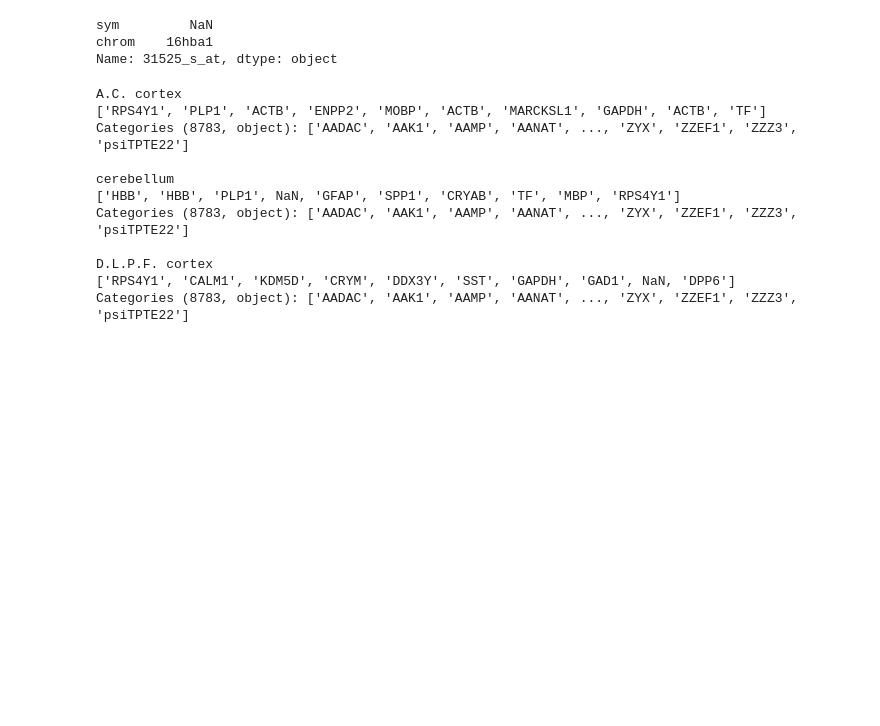
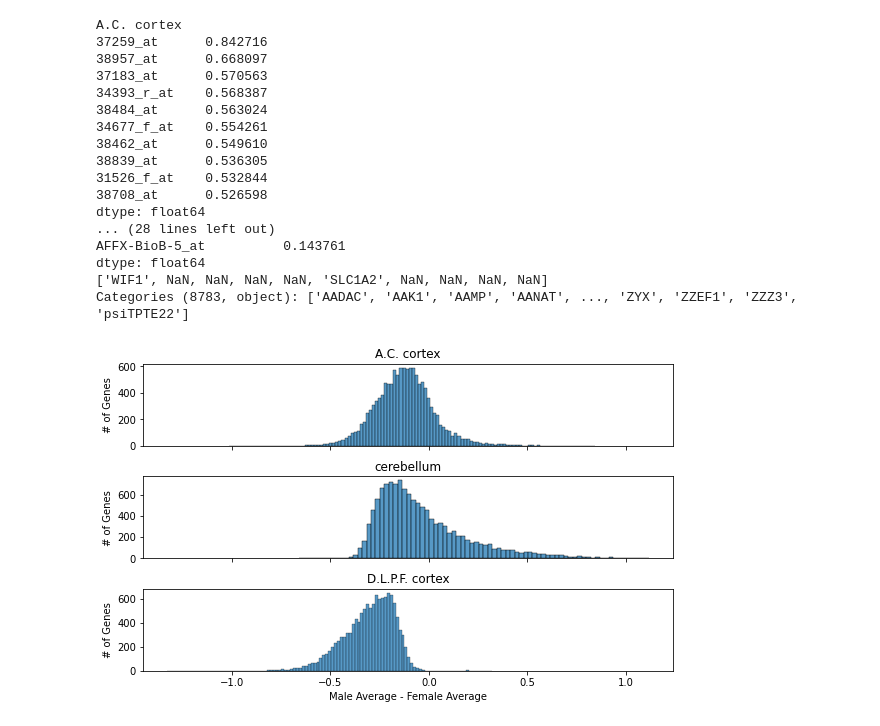
Before and after one commit to unique-subedi/604-gene-expression, a Jupyter notebook: Vinod_gene_expression_master.ipynb, the cells around one changed output. Drawn from its saved outputs; the diff is of its cells as text; code cells hidden in the pictures; blank space fills up the shorter version.

```diff
--- a/Vinod_gene_expression_master.ipynb
+++ b/Vinod_gene_expression_master.ipynb
@@ -79,37 +84,47 @@ D.L.P.F. cortex
-# %%
-genes.loc["31525_s_at"]
-# %% [output]
-sym         NaN
-chrom    16hba1
-Name: 31525_s_at, dtype: object
 # %%
+express_samp = pd.concat([expression, samples], axis=1)
+
 express_samp.head()
-express_samp_Ir = express_samp[express_samp.lab == "Irvine"]
+fig, axs = plt.subplots(3, 1, figsize=(8, 5), constrained_layout=True, sharex='all')
+express_samp_UM = express_samp[express_samp.lab == "Davis"]
 # print(express_samp_UM.head())
-for tissue in express_samp_Ir["region"].unique():
+c = 0
+for tissue in express_samp_UM["region"].unique():
   print(tissue)
-  df_male = express_samp_Ir[(express_samp_Ir.region == tissue) & (express_samp_Ir.sex == "male")]
-  df_female = express_samp_Ir[(express_samp_Ir.region == tissue) & (express_samp_Ir.sex == "female")]
+  df_male = express_samp_UM[(express_samp_UM.region == tissue) & (express_samp_UM.sex == "male")]
+  df_female = express_samp_UM[(express_samp_UM.region == tissue) & (express_samp_UM.sex == "female")]
 
-  male_mean = expression.loc[df_male.index].mean()
-  female_mean = expression.loc[df_female.index].mean()
+  male_mean = expression.loc[df_male.index].mean().drop(genes_Y_crom)
+  female_mean = expression.loc[df_female.index].mean().drop(genes_Y_crom)
 
-  diff = np.abs(male_mean - female_mean)
+  diff = male_mean - female_mean
+  sns.histplot(diff, ax = axs[c])
+  axs[c].set_title(tissue)
+  axs[c].set_xlabel("Male Average - Female Average")
+  axs[c].set_ylabel("# of Genes")
   diff = diff.sort_values(ascending=False)
   top_10 = diff.iloc[:10]
+  print(top_10)
   op_genes = genes.loc[top_10.keys()].loc[:, 'sym'].values
-
   print(op_genes)
   print("")
+  c += 1
 # %% [output]
 A.C. cortex
-['RPS4Y1', 'PLP1', 'ACTB', 'ENPP2', 'MOBP', 'ACTB', 'MARCKSL1', 'GAPDH', 'ACTB', 'TF']
+37259_at      0.842716
+38957_at      0.668097
+37183_at      0.570563
+34393_r_at    0.568387
+38484_at      0.563024
+34677_f_at    0.554261
+38462_at      0.549610
+38839_at      0.536305
+31526_f_at    0.532844
+38708_at      0.526598
+dtype: float64
+... (28 lines left out)
+AFFX-BioB-5_at          0.143761
+dtype: float64
+['WIF1', NaN, NaN, NaN, NaN, 'SLC1A2', NaN, NaN, NaN, NaN]
 Categories (8783, object): ['AADAC', 'AAK1', 'AAMP', 'AANAT', ..., 'ZYX', 'ZZEF1', 'ZZZ3', 'psiTPTE22']
-
-cerebellum
-['HBB', 'HBB', 'PLP1', NaN, 'GFAP', 'SPP1', 'CRYAB', 'TF', 'MBP', 'RPS4Y1']
-Categories (8783, object): ['AADAC', 'AAK1', 'AAMP', 'AANAT', ..., 'ZYX', 'ZZEF1', 'ZZZ3', 'psiTPTE22']
-
-D.L.P.F. cortex
-['RPS4Y1', 'CALM1', 'KDM5D', 'CRYM', 'DDX3Y', 'SST', 'GAPDH', 'GAD1', NaN, 'DPP6']
-Categories (8783, object): ['AADAC', 'AAK1', 'AAMP', 'AANAT', ..., 'ZYX', 'ZZEF1', 'ZZZ3', 'psiTPTE22']
+[figure, added]
```
Also changed, not shown: parts of 4 cells of this notebook.
